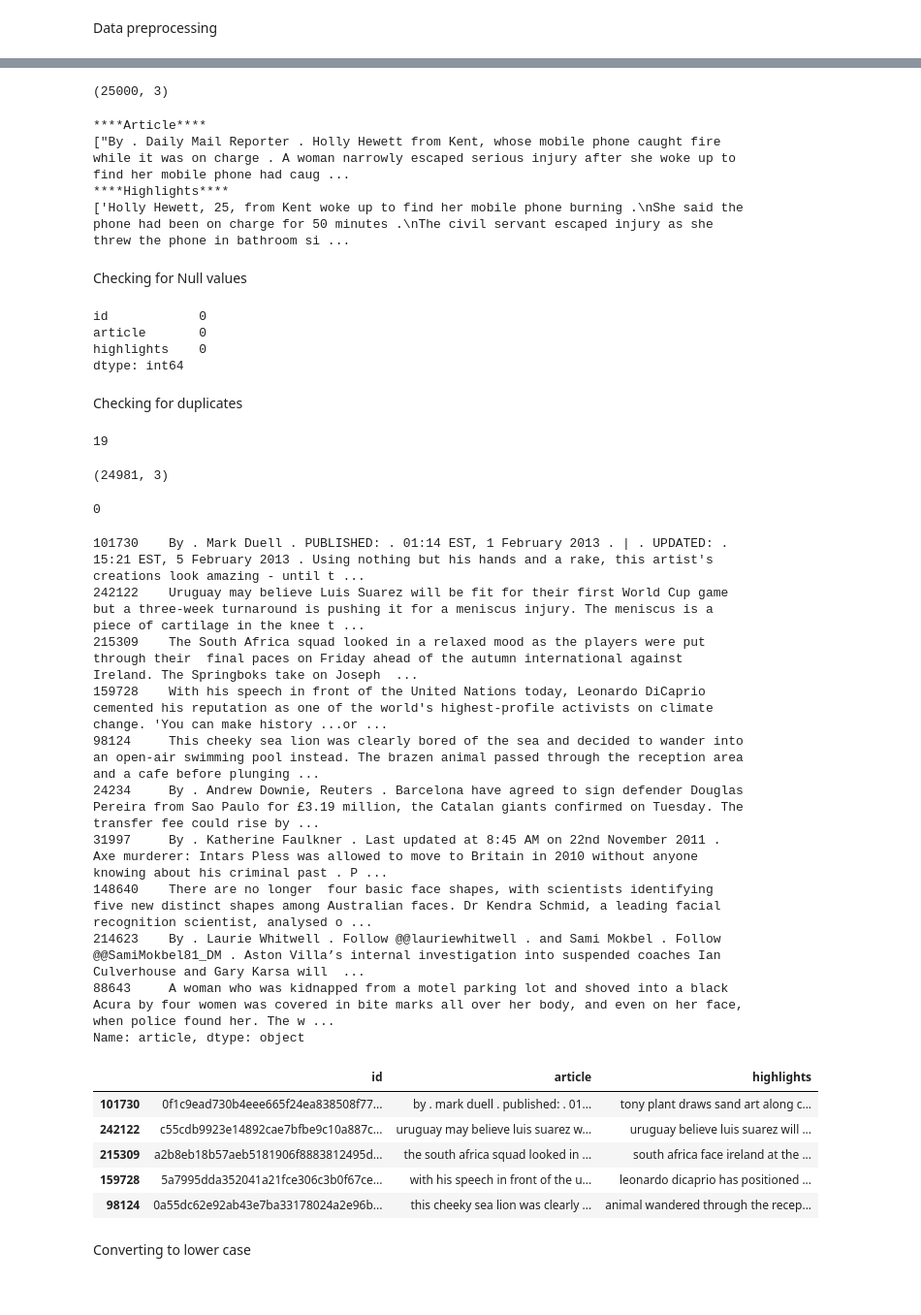
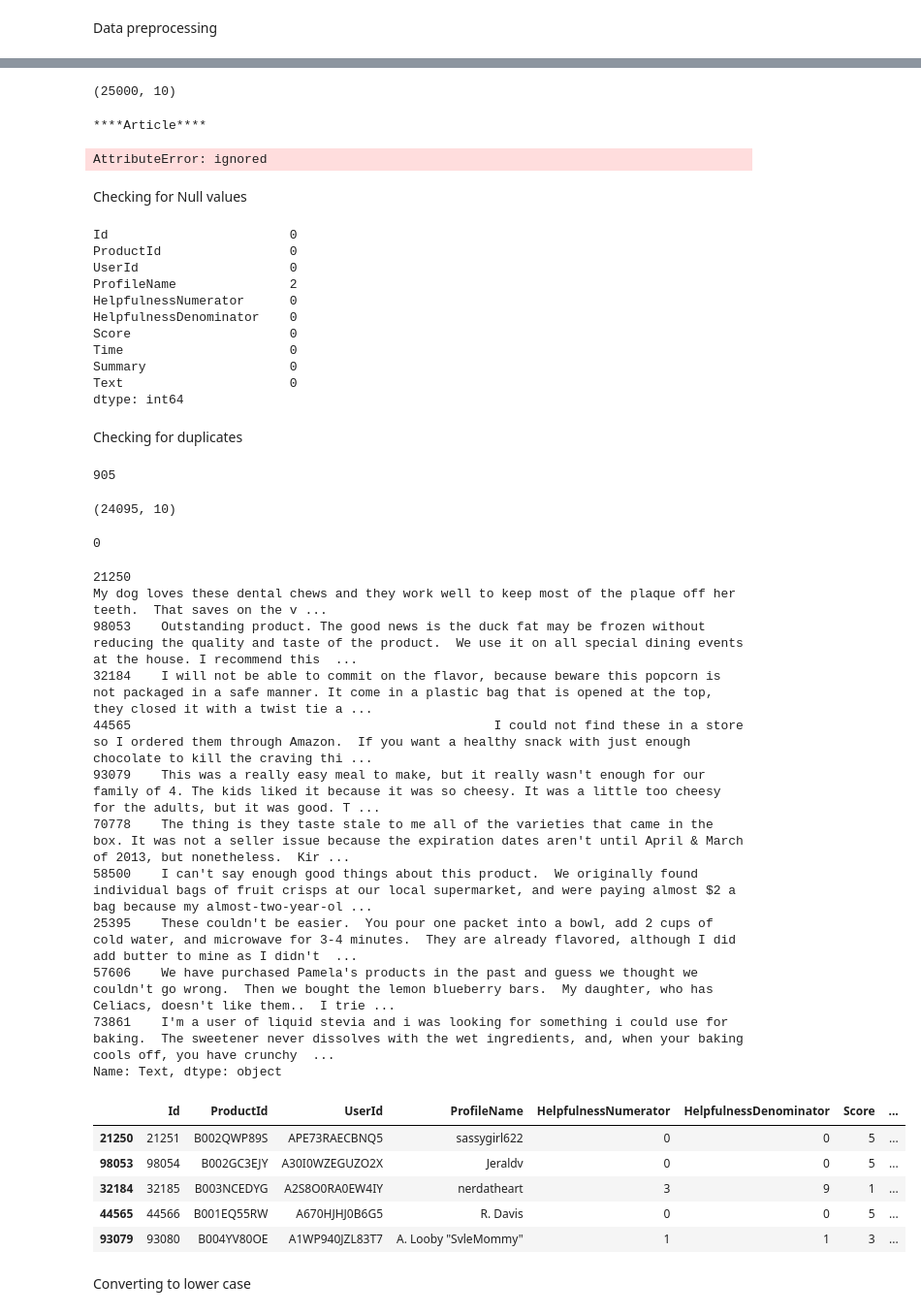
Before and after one commit to Angel-dash/Abstractive-Text-Summarization, a Jupyter notebook: DL.ipynb, the cells around one changed output, grey strips where cells are left out. Shown at 97% size. Saved outputs shown, nothing was run; the diff lists cells and outputs as text; code cells hidden in the pictures.

```diff
--- a/DL.ipynb
+++ b/DL.ipynb
@@ -38,9 +38,10 @@ nltk.download('stopwords')
 [nltk_data]   Unzipping corpora/stopwords.zip.
 True
 # %%
-data_train=pd.read_csv('/content/cnn_dailymail/train.csv')
-data_test=pd.read_csv('/content/cnn_dailymail/test.csv')
-data_validation=pd.read_csv('/content/cnn_dailymail/validation.csv')
+#data_train=pd.read_csv('/content/cnn_dailymail/train.csv')
+#data_test=pd.read_csv('/content/cnn_dailymail/test.csv')
+#data_validation=pd.read_csv('/content/cnn_dailymail/validation.csv')
+data=pd.read_csv('/content/Reviews.csv',nrows=100000)
 # %% [markdown]
 Data preprocessing
 # %%
@@ -58,7 +59,7 @@ new_df.head(3)
 # %%
 new_df.shape
 # %% [output]
-(25000, 3)
+(25000, 10)
 # %%
 sample=new_df.sample()
 print("****Article****")
@@ -67,27 +68,32 @@ print('****Highlights****')
 print(sample.highlights.values)
 # %% [output]
 ****Article****
-["By . Daily Mail Reporter . Holly Hewett from Kent, whose mobile phone caught fire while it was on charge . A woman narrowly escaped serious injury after she woke up to find her mobile phone had caug ...
-****Highlights****
-['Holly Hewett, 25, from Kent woke up to find her mobile phone burning .\nShe said the phone had been on charge for 50 minutes .\nThe civil servant escaped injury as she threw the phone in bathroom si ...
+AttributeError: ignored
 # %% [markdown]
 Checking for Null values
 # %%
 new_df.isna().sum()
 # %% [output]
-id            0
-article       0
-highlights    0
+Id                        0
+ProductId                 0
+UserId                    0
+ProfileName               2
+HelpfulnessNumerator      0
+HelpfulnessDenominator    0
+Score                     0
+Time                      0
+Summary                   0
+Text                      0
 dtype: int64
 # %% [markdown]
 Checking for duplicates
 # %%
-new_df.duplicated(subset=['article','highlights']).sum()
+new_df.duplicated(subset=['Text']).sum()
 # %% [output]
-19
+905
 # %%
-new_df=new_df.drop_duplicates(subset=['article','highlights'])
+new_df=new_df.drop_duplicates(subset=['Text'])
 new_df.shape
 # %% [output]
-(24981, 3)
+(24095, 10)
 # %%
@@ -95,28 +101,28 @@ new_df.duplicated(subset=['article','highlights']).sum()
 # %% [output]
 0
 # %%
-new_df['article'][:10]
+new_df['Text'][:10]
 # %% [output]
-101730    By . Mark Duell . PUBLISHED: . 01:14 EST, 1 February 2013 . | . UPDATED: . 15:21 EST, 5 February 2013 . Using nothing but his hands and a rake, this artist's creations look amazing - until t ...
-242122    Uruguay may believe Luis Suarez will be fit for their first World Cup game but a three-week turnaround is pushing it for a meniscus injury. The meniscus is a piece of cartilage in the knee t ...
-215309    The South Africa squad looked in a relaxed mood as the players were put through their  final paces on Friday ahead of the autumn international against Ireland. The Springboks take on Joseph  ...
-159728    With his speech in front of the United Nations today, Leonardo DiCaprio cemented his reputation as one of the world's highest-profile activists on climate change. 'You can make history ...or ...
-98124     This cheeky sea lion was clearly bored of the sea and decided to wander into an open-air swimming pool instead. The brazen animal passed through the reception area and a cafe before plunging ...
-24234     By . Andrew Downie, Reuters . Barcelona have agreed to sign defender Douglas Pereira from Sao Paulo for £3.19 million, the Catalan giants confirmed on Tuesday. The transfer fee could rise by ...
-31997     By . Katherine Faulkner . Last updated at 8:45 AM on 22nd November 2011 . Axe murderer: Intars Pless was allowed to move to Britain in 2010 without anyone knowing about his criminal past . P ...
-148640    There are no longer  four basic face shapes, with scientists identifying five new distinct shapes among Australian faces. Dr Kendra Schmid, a leading facial recognition scientist, analysed o ...
-214623    By . Laurie Whitwell . Follow @@lauriewhitwell . and Sami Mokbel . Follow @@SamiMokbel81_DM . Aston Villa’s internal investigation into suspended coaches Ian Culverhouse and Gary Karsa will  ...
-88643     A woman who was kidnapped from a motel parking lot and shoved into a black Acura by four women was covered in bite marks all over her body, and even on her face, when police found her. The w ...
-Name: article, dtype: object
+21250                                                                                  My dog loves these dental chews and they work well to keep most of the plaque off her teeth.  That saves on the v ...
+98053    Outstanding product. The good news is the duck fat may be frozen without reducing the quality and taste of the product.  We use it on all special dining events at the house. I recommend this  ...
+32184    I will not be able to commit on the flavor, because beware this popcorn is not packaged in a safe manner. It come in a plastic bag that is opened at the top, they closed it with a twist tie a ...
+44565                                                I could not find these in a store so I ordered them through Amazon.  If you want a healthy snack with just enough chocolate to kill the craving thi ...
+93079    This was a really easy meal to make, but it really wasn't enough for our family of 4. The kids liked it because it was so cheesy. It was a little too cheesy for the adults, but it was good. T ...
+70778    The thing is they taste stale to me all of the varieties that came in the box. It was not a seller issue because the expiration dates aren't until April & March of 2013, but nonetheless.  Kir ...
+58500    I can't say enough good things about this product.  We originally found individual bags of fruit crisps at our local supermarket, and were paying almost $2 a bag because my almost-two-year-ol ...
+25395    These couldn't be easier.  You pour one packet into a bowl, add 2 cups of cold water, and microwave for 3-4 minutes.  They are already flavored, although I did add butter to mine as I didn't  ...
+57606    We have purchased Pamela's products in the past and guess we thought we couldn't go wrong.  Then we bought the lemon blueberry bars.  My daughter, who has Celiacs, doesn't like them..  I trie ...
+73861    I'm a user of liquid stevia and i was looking for something i could use for baking.  The sweetener never dissolves with the wet ingredients, and, when your baking cools off, you have crunchy  ...
+Name: Text, dtype: object
 # %%
-new_df['article'] = new_df['article'].str.lower()
-new_df['highlights'] = new_df['highlights'].str.lower()
+new_df['Text'] = new_df['Text'].str.lower()
+new_df['Summary'] = new_df['Summary'].str.lower()
 
 new_df.head()
 # %% [output]
-|  | id | article | highlights |
-| 101730 | 0f1c9ead730b4eee665f24ea838508f77... | by . mark duell . published: . 01... | tony plant draws sand art along c... |
-| 242122 | c55cdb9923e14892cae7bfbe9c10a887c... | uruguay may believe luis suarez w... | uruguay believe luis suarez will ... |
-| 215309 | a2b8eb18b57aeb5181906f8883812495d... | the south africa squad looked in ... | south africa face ireland at the ... |
-| 159728 | 5a7995dda352041a21fce306c3b0f67ce... | with his speech in front of the u... | leonardo dicaprio has positioned ... |
-| 98124 | 0a55dc62e92ab43e7ba33178024a2e96b... | this cheeky sea lion was clearly ... | animal wandered through the recep... |
+|  | Id | ProductId | UserId | ProfileName | HelpfulnessNumerator | HelpfulnessDenominator | Score | ... |
+| 21250 | 21251 | B002QWP89S | APE73RAECBNQ5 | sassygirl622 | 0 | 0 | 5 | ... |
+| 98053 | 98054 | B002GC3EJY | A30I0WZEGUZO2X | Jeraldv | 0 | 0 | 5 | ... |
+| 32184 | 32185 | B003NCEDYG | A2S8O0RA0EW4IY | nerdatheart | 3 | 9 | 1 | ... |
+| 44565 | 44566 | B001EQ55RW | A670HJHJ0B6G5 | R. Davis | 0 | 0 | 5 | ... |
+| 93079 | 93080 | B004YV80OE | A1WP940JZL83T7 | A. Looby "SvleMommy" | 1 | 1 | 3 | ... |
```
Also changed, not shown: parts of 49 cells of this notebook.
